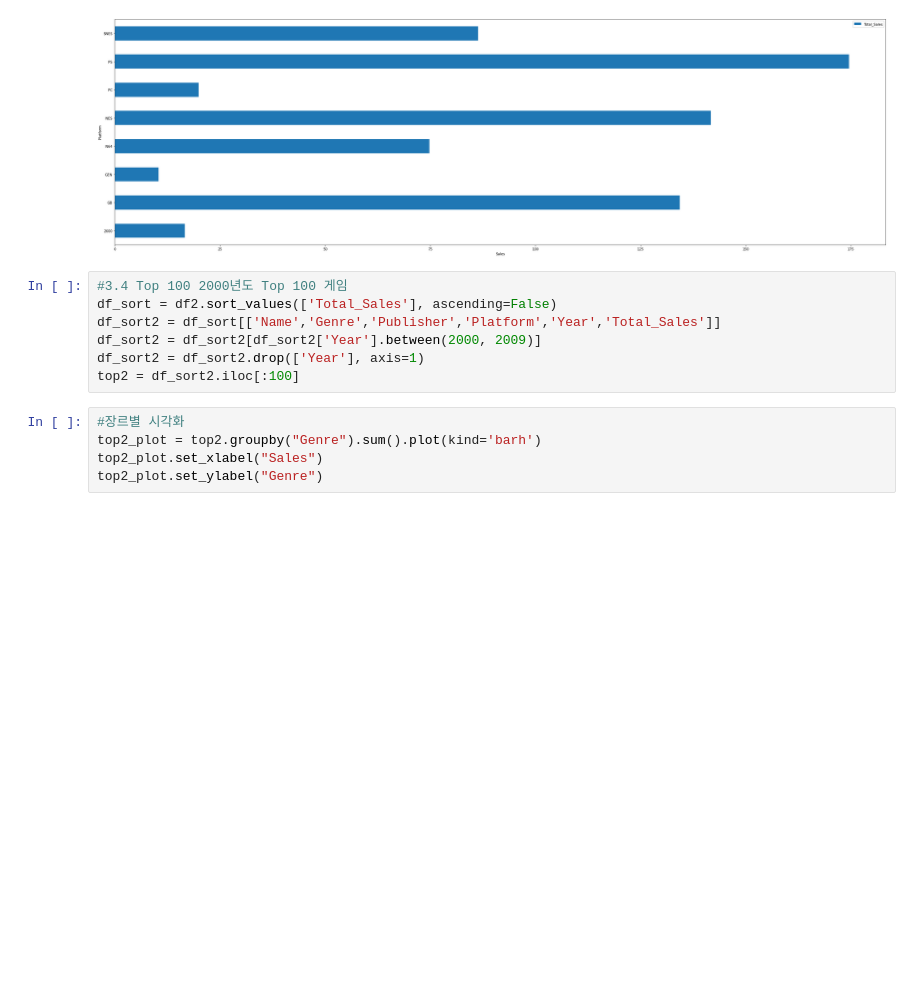
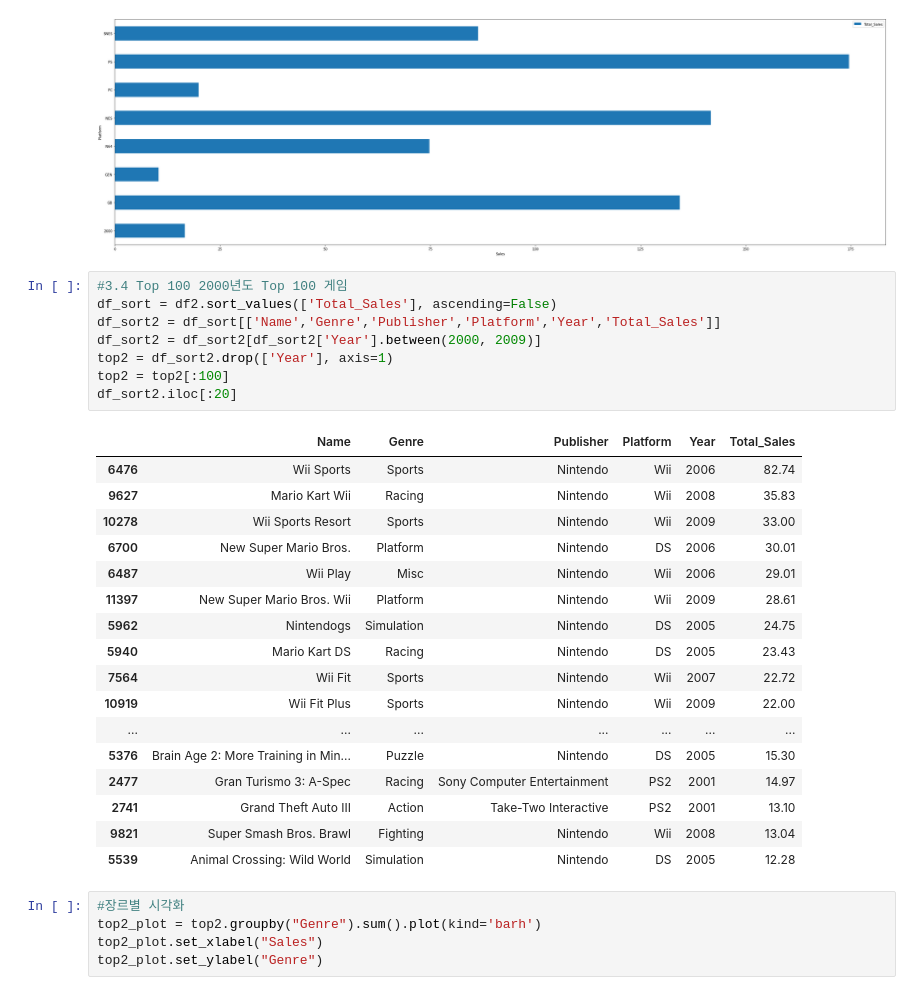
Before and after one commit to Gwonchankim/Project, a Jupyter notebook: Codestates/Game_Project.ipynb, the cells around one changed output. Cells and saved outputs as stored; diff of their text form; blank space fills up the shorter version.

```diff
--- a/Codestates/Game_Project.ipynb
+++ b/Codestates/Game_Project.ipynb
@@ -304,10 +355,29 @@ Text(0, 0.5, 'Platform')
 # %%
 #3.4 Top 100 2000년도 Top 100 게임
 df_sort = df2.sort_values(['Total_Sales'], ascending=False)
 df_sort2 = df_sort[['Name','Genre','Publisher','Platform','Year','Total_Sales']]
 df_sort2 = df_sort2[df_sort2['Year'].between(2000, 2009)]
-df_sort2 = df_sort2.drop(['Year'], axis=1)
-top2 = df_sort2.iloc[:100]
+top2 = df_sort2.drop(['Year'], axis=1)
+top2 = top2[:100]
+df_sort2.iloc[:20]
+# %% [output]
+|  | Name | Genre | Publisher | Platform | Year | Total_Sales |
+| 6476 | Wii Sports | Sports | Nintendo | Wii | 2006 | 82.74 |
+| 9627 | Mario Kart Wii | Racing | Nintendo | Wii | 2008 | 35.83 |
+| 10278 | Wii Sports Resort | Sports | Nintendo | Wii | 2009 | 33.00 |
+| 6700 | New Super Mario Bros. | Platform | Nintendo | DS | 2006 | 30.01 |
+| 6487 | Wii Play | Misc | Nintendo | Wii | 2006 | 29.01 |
+| 11397 | New Super Mario Bros. Wii | Platform | Nintendo | Wii | 2009 | 28.61 |
+| 5962 | Nintendogs | Simulation | Nintendo | DS | 2005 | 24.75 |
+| 5940 | Mario Kart DS | Racing | Nintendo | DS | 2005 | 23.43 |
+| 7564 | Wii Fit | Sports | Nintendo | Wii | 2007 | 22.72 |
+| 10919 | Wii Fit Plus | Sports | Nintendo | Wii | 2009 | 22.00 |
+| ... | ... | ... | ... | ... | ... | ... |
+| 5376 | Brain Age 2: More Training in Min... | Puzzle | Nintendo | DS | 2005 | 15.30 |
+| 2477 | Gran Turismo 3: A-Spec | Racing | Sony Computer Entertainment | PS2 | 2001 | 14.97 |
+| 2741 | Grand Theft Auto III | Action | Take-Two Interactive | PS2 | 2001 | 13.10 |
+| 9821 | Super Smash Bros. Brawl | Fighting | Nintendo | Wii | 2008 | 13.04 |
+| 5539 | Animal Crossing: Wild World | Simulation | Nintendo | DS | 2005 | 12.28 |
 # %%
 #장르별 시각화
 top2_plot = top2.groupby("Genre").sum().plot(kind='barh')
```
Also changed, not shown: parts of 12 cells of this notebook.
